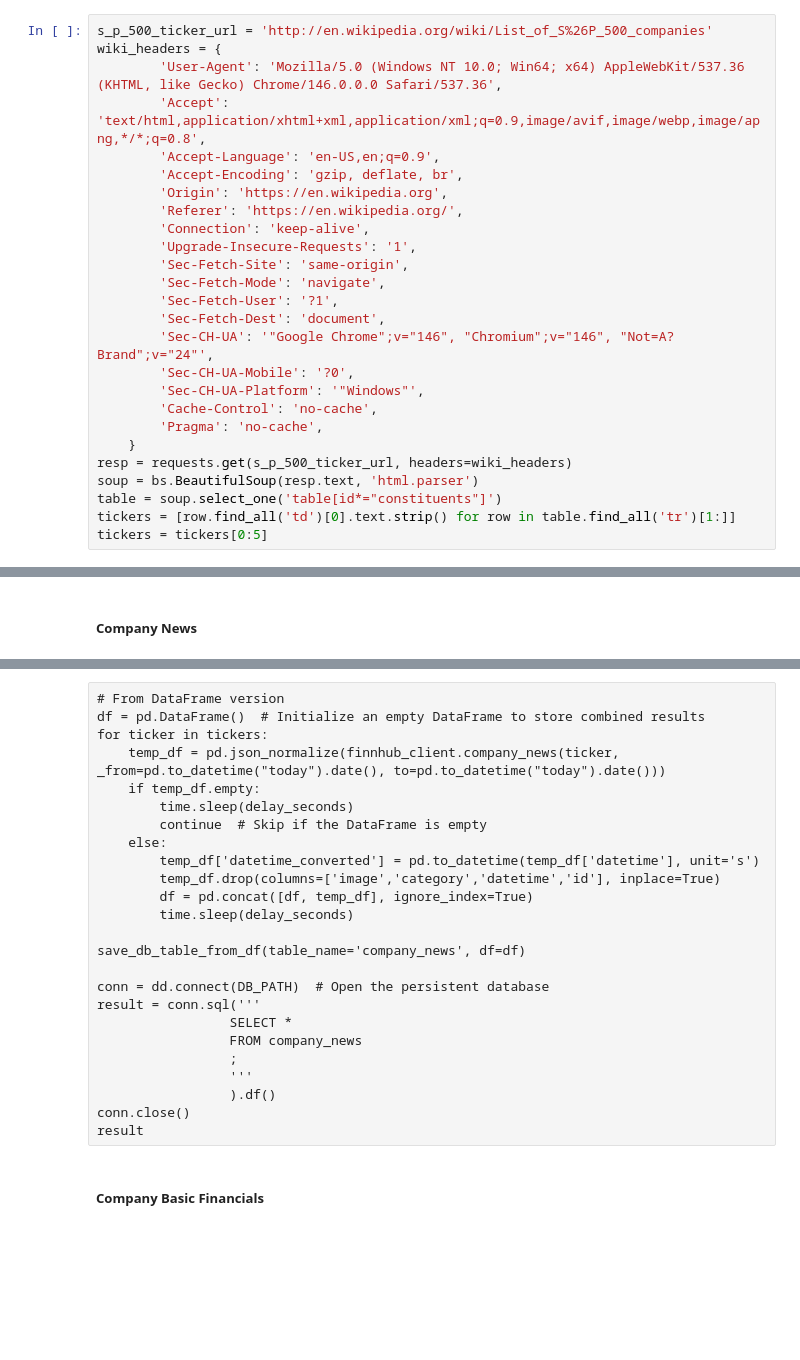
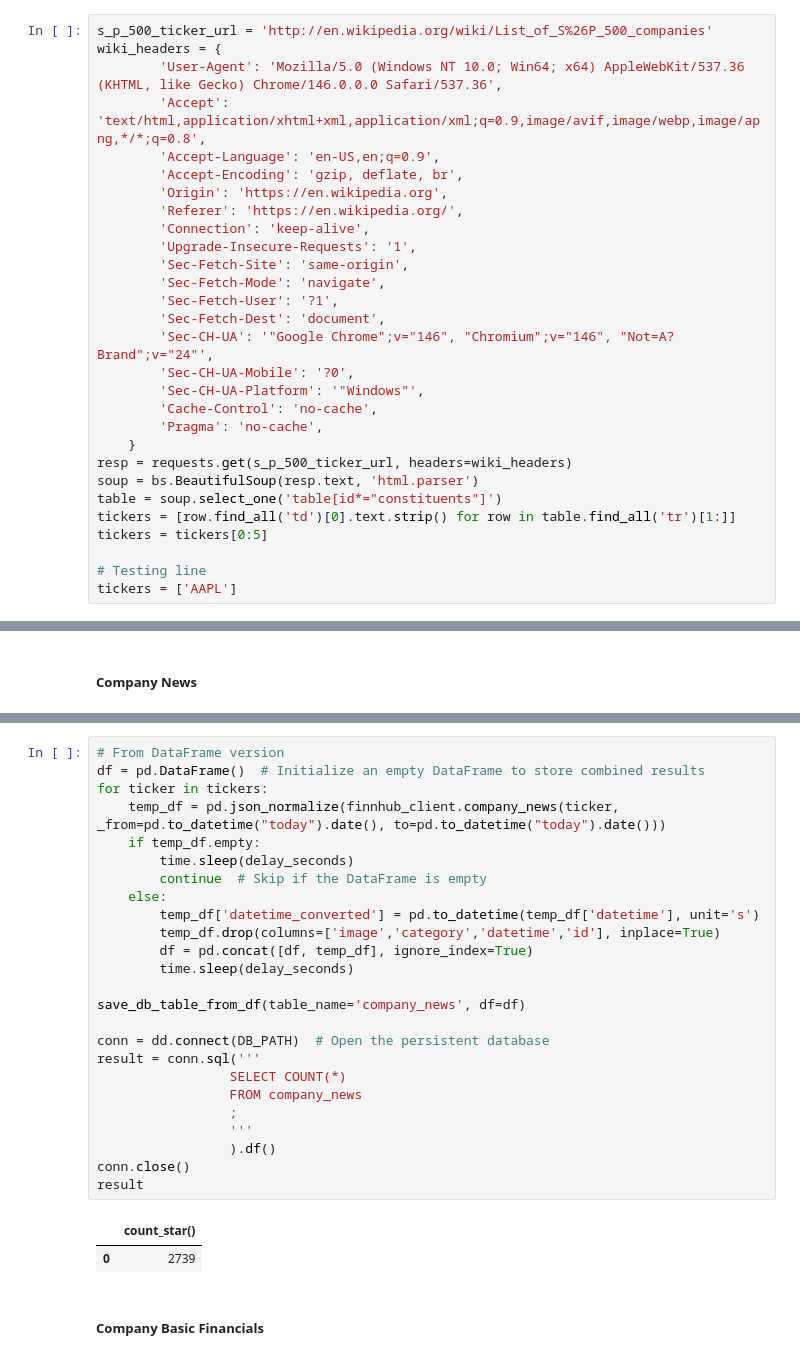
Before and after one commit to dsavas07/Stock-Keeper, a Jupyter notebook: Finnhub_API_Test.ipynb, the cells around one changed output, grey strips where cells are left out. Cells and saved outputs as stored; diff of their text form; blank space fills up the shorter version.

Commit message:
Testing API calls and database insertion logic for company news data.

```diff
--- a/Finnhub_API_Test.ipynb
+++ b/Finnhub_API_Test.ipynb
@@ -145,6 +157,9 @@ soup = bs.BeautifulSoup(resp.text, 'html.parser')
 table = soup.select_one('table[id*="constituents"]')
 tickers = [row.find_all('td')[0].text.strip() for row in table.find_all('tr')[1:]]
 tickers = tickers[0:5]
+
+# Testing line
+tickers = ['AAPL']
 # %% [markdown]
 ## Free Plan Endpoints
 # %% [markdown]
@@ -170,28 +214,31 @@ result
-# %% [raw]
-# From DataFrame version
-df = pd.DataFrame()  # Initialize an empty DataFrame to store combined results
-for ticker in tickers:
-    temp_df = pd.json_normalize(finnhub_client.company_news(ticker, _from=pd.to_datetime("today").date(), to=pd.to_datetime("today").date()))
-    if temp_df.empty:
-        time.sleep(delay_seconds)
-        continue  # Skip if the DataFrame is empty
-    else:
-        temp_df['datetime_converted'] = pd.to_datetime(temp_df['datetime'], unit='s')
-        temp_df.drop(columns=['image','category','datetime','id'], inplace=True)
-        df = pd.concat([df, temp_df], ignore_index=True)
-        time.sleep(delay_seconds)
-
-save_db_table_from_df(table_name='company_news', df=df)
-
-conn = dd.connect(DB_PATH)  # Open the persistent database
-result = conn.sql('''
-                 SELECT *
-                 FROM company_news
-                 ;
-                 '''
-                 ).df()
-conn.close()
-result
+# %%
+# From DataFrame version
+df = pd.DataFrame()  # Initialize an empty DataFrame to store combined results
+for ticker in tickers:
+    temp_df = pd.json_normalize(finnhub_client.company_news(ticker, _from=pd.to_datetime("today").date(), to=pd.to_datetime("today").date()))
+    if temp_df.empty:
+        time.sleep(delay_seconds)
+        continue  # Skip if the DataFrame is empty
+    else:
+        temp_df['datetime_converted'] = pd.to_datetime(temp_df['datetime'], unit='s')
+        temp_df.drop(columns=['image','category','datetime','id'], inplace=True)
+        df = pd.concat([df, temp_df], ignore_index=True)
+        time.sleep(delay_seconds)
+
+save_db_table_from_df(table_name='company_news', df=df)
+
+conn = dd.connect(DB_PATH)  # Open the persistent database
+result = conn.sql('''
+                 SELECT COUNT(*)
+                 FROM company_news
+                 ;
+                 '''
+                 ).df()
+conn.close()
+result
+# %% [output]
+|  | count_star() |
+| 0 | 2739 |
 # %% [markdown]
 ##### Company Basic Financials
 # %%
```
Also changed, not shown: parts of 4 cells of this notebook.
